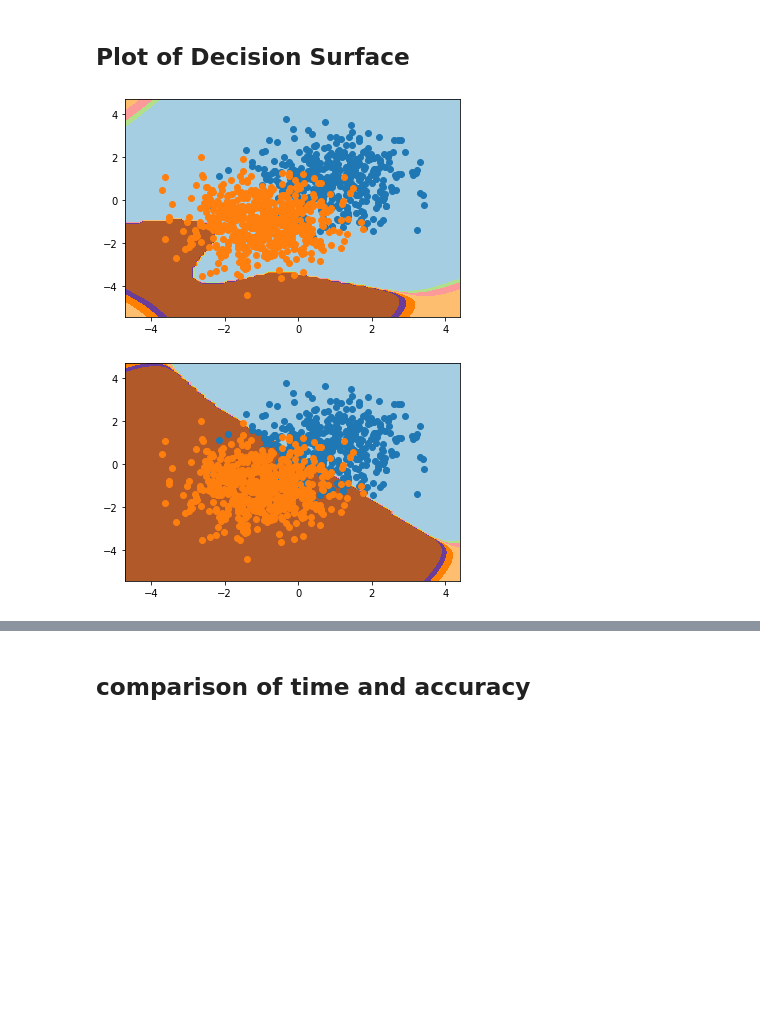
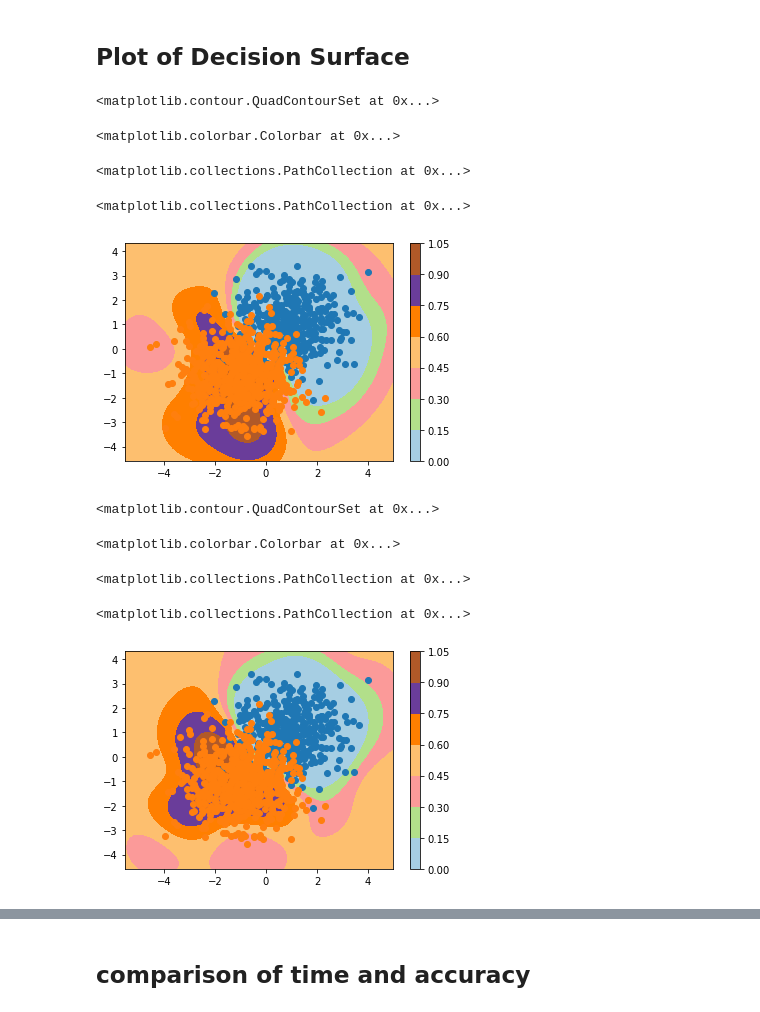
Before and after one commit to Karlmyh/SketchLR, a Jupyter notebook: Experiment.ipynb, the cells around one changed output, grey strips where cells are left out. Cells and saved outputs as stored; diff of their text form; code cells hidden in the pictures; blank space fills up the shorter version.

```diff
--- a/Experiment.ipynb
+++ b/Experiment.ipynb
@@ -52,7 +52,7 @@ from numpy import arange
 from numpy import hstack
 from sklearn.datasets import make_blobs
 from sklearn.linear_model import LogisticRegression
-from matplotlib import pyplot
+import matplotlib.pyplot as plt
 from SKLR import SKSVM
 # generate dataset
 n_train=1000
@@ -75,43 +75,55 @@ r1, r2 = r1.reshape((len(r1), 1)), r2.reshape((len(r2), 1))
 # horizontal stack vectors to create x1,x2 input for the model
 grid = hstack((r1,r2))
 # define the model
-model = SKSVM(sketch_method="SubsamplingSketch", sketch_dimension=20)
+model = SKSVM(sketch_method="GaussianSketch", sketch_dimension=285,lamda=10)
 # fit the model
 model.fit_check(X,y)
 
 # make predictions for the grid
 yhat_1, yhat_2 = model.predict_check(grid)
 
 
 # reshape the predictions back into a grid
 zz = yhat_1.reshape(xx.shape)
 # plot the grid of x, y and z values as a surface
-pyplot.contourf(xx, yy, zz, cmap='Paired')
+plt.contourf(xx, yy, zz, cmap='Paired')
+plt.colorbar()
 # create scatter plot for samples from each class
 for class_value in range(2):
 	# get row indexes for samples with this class
 	row_ix = where(y == 2*class_value-1)
 	# create scatter of these samples
-	pyplot.scatter(X[row_ix, 0], X[row_ix, 1], cmap='Paired')
+	plt.scatter(X[row_ix, 0], X[row_ix, 1], cmap='Paired')
 # show the plot
-pyplot.show()
+
+plt.show()
 
 
 # reshape the predictions back into a grid
 zz = yhat_2.reshape(xx.shape)
 # plot the grid of x, y and z values as a surface
-pyplot.contourf(xx, yy, zz, cmap='Paired')
+plt.contourf(xx, yy, zz, cmap='Paired')
+plt.colorbar()
 # create scatter plot for samples from each class
 for class_value in range(2):
 	# get row indexes for samples with this class
 	row_ix = where(y == 2*class_value-1)
 	# create scatter of these samples
-	pyplot.scatter(X[row_ix, 0], X[row_ix, 1], cmap='Paired')
+	plt.scatter(X[row_ix, 0], X[row_ix, 1], cmap='Paired')
 # show the plot
-pyplot.show()
+
+plt.show()
 # %% [output]
+<matplotlib.contour.QuadContourSet at 0x...>
+<matplotlib.colorbar.Colorbar at 0x...>
+<matplotlib.collections.PathCollection at 0x...>
+<matplotlib.collections.PathCollection at 0x...>
-[figure, old version]
+[figure, new version]
+<matplotlib.contour.QuadContourSet at 0x...>
+<matplotlib.colorbar.Colorbar at 0x...>
+<matplotlib.collections.PathCollection at 0x...>
+<matplotlib.collections.PathCollection at 0x...>
-[figure, old version]
+[figure, new version]
 # %%
 # decision surface for SVC on a binary classification dataset
 from numpy import where
```
Also changed, not shown: parts of 22 cells of this notebook, 12 other files.
